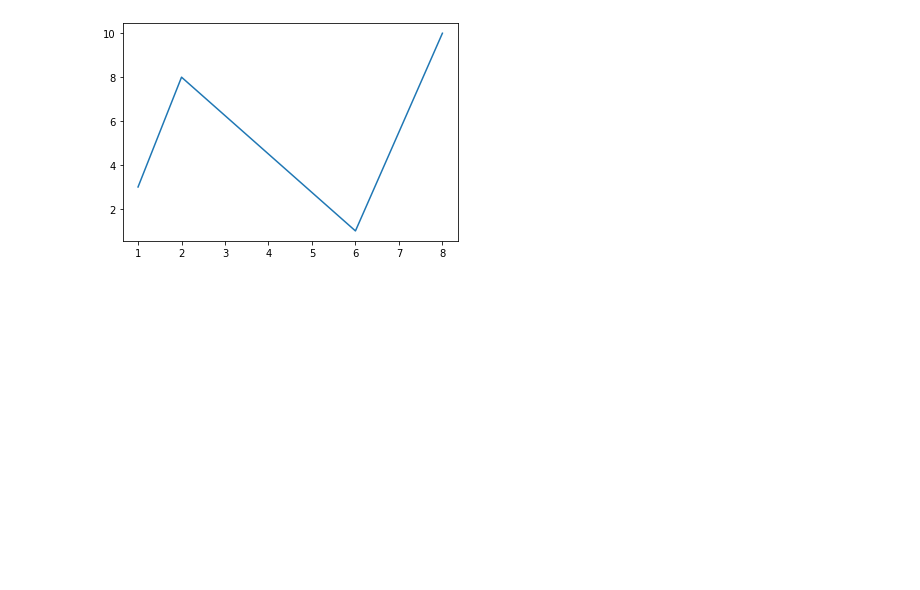
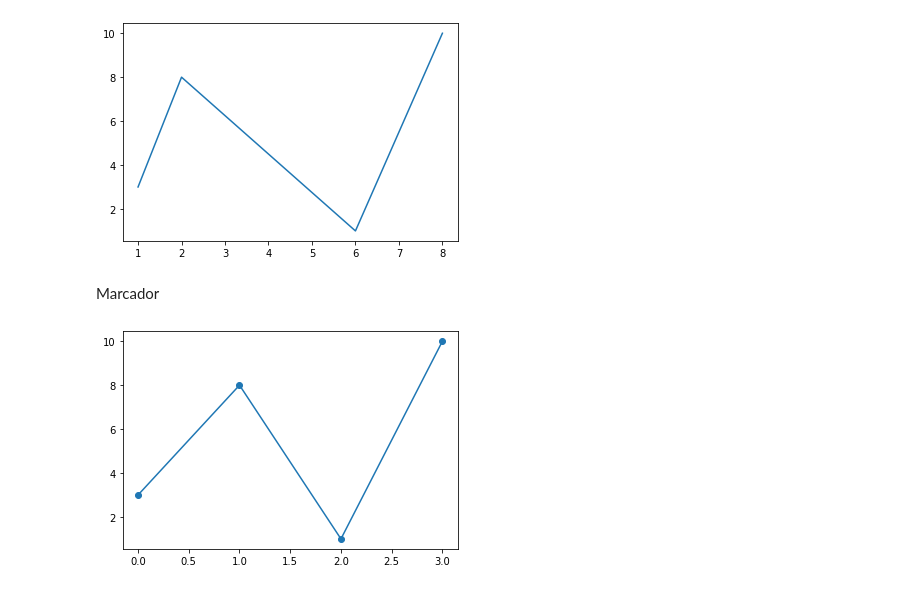
Before and after one commit to batista7557/Gr-ficos-com-Matplotlib, a Jupyter notebook: MatPlot.ipynb, the cells around one changed output. Cells and saved outputs as stored; diff of their text form; code cells hidden in the pictures; blank space fills up the shorter version.

```diff
--- a/MatPlot.ipynb
+++ b/MatPlot.ipynb
@@ -45,3 +45,13 @@ plt.plot(xpoints, ypoints)
 plt.show()
 # %% [output]
 [figure]
+# %% [markdown]
+Marcador
+# %%
+#Se não especificar os pontos do eixo 'x' por exemplo, ele irá seguir dos pontos 1,2,3... em ordem, sucessivamente
+ypoints = np.array([3,8,1,10])
+
+plt.plot(ypoints, marker='o')
+plt.show()
+# %% [output]
+[figure, added]
```
Also changed, not shown: parts of 15 cells of this notebook.
